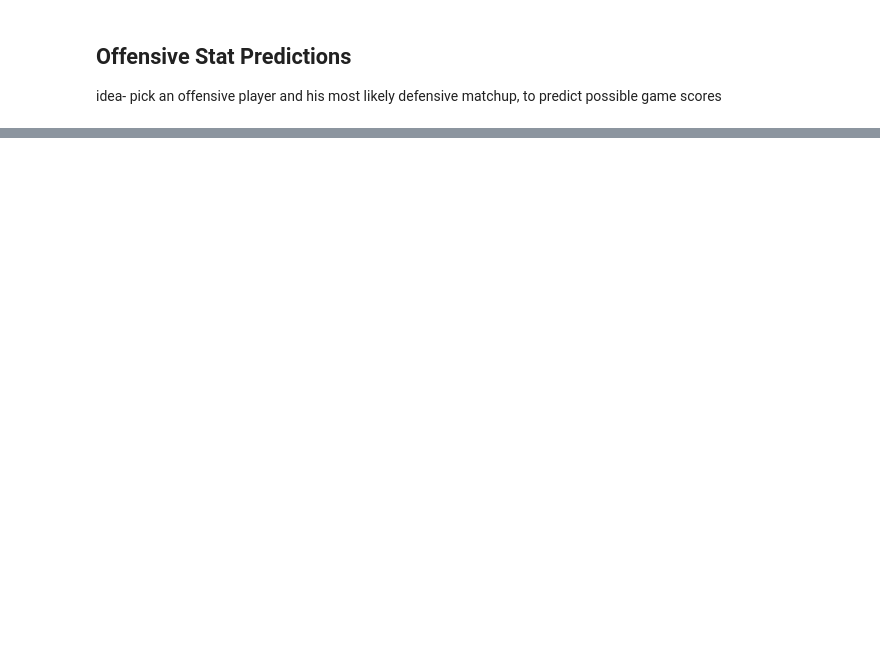
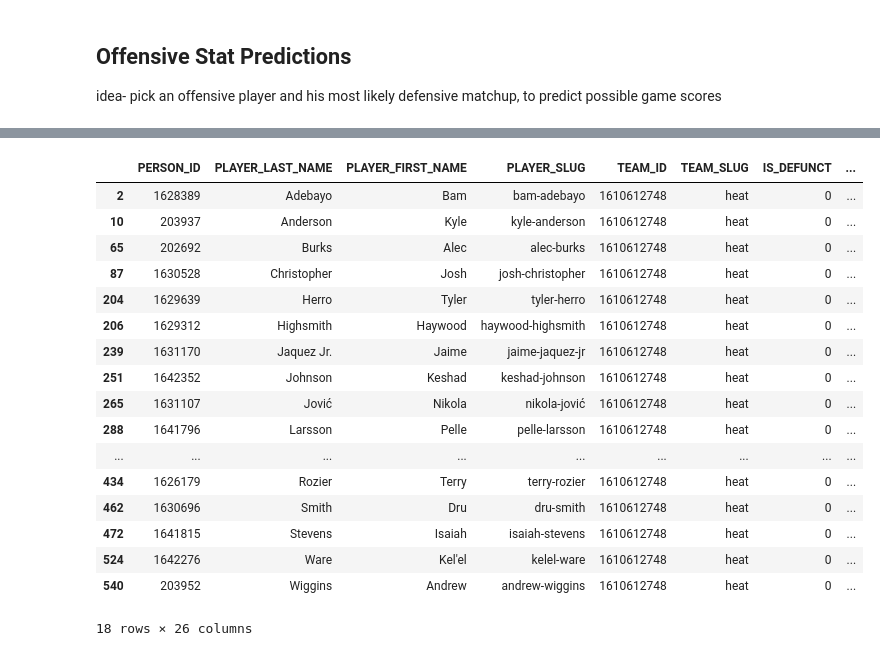
Before and after one commit to jochennn/player-prop-predictions, a Jupyter notebook: miami_heat_player_prop_predicting.ipynb, the cells around one changed output, grey strips where cells are left out. Saved outputs shown, nothing was run; the diff lists cells and outputs as text; code cells hidden in the pictures; blank space fills up the shorter version.

```diff
--- a/miami_heat_player_prop_predicting.ipynb
+++ b/miami_heat_player_prop_predicting.ipynb
@@ -18,0 +27,2 @@ idea- pick an offensive player and his most likely defensive matchup, to predict
+# %%
+all_players=PlayerIndex().get_data_frames()[0]
@@ -18,0 +45,23 @@ idea- pick an offensive player and his most likely defensive matchup, to predict
+# %%
+# get all players for miami heat
+miami_heat_players = all_players[all_players['TEAM_CITY']=='Miami']
+miami_heat_players
+# %% [output]
+|  | PERSON_ID | PLAYER_LAST_NAME | PLAYER_FIRST_NAME | PLAYER_SLUG | TEAM_ID | TEAM_SLUG | IS_DEFUNCT | ... |
+| 2 | 1628389 | Adebayo | Bam | bam-adebayo | 1610612748 | heat | 0 | ... |
+| 10 | 203937 | Anderson | Kyle | kyle-anderson | 1610612748 | heat | 0 | ... |
+| 65 | 202692 | Burks | Alec | alec-burks | 1610612748 | heat | 0 | ... |
+| 87 | 1630528 | Christopher | Josh | josh-christopher | 1610612748 | heat | 0 | ... |
+| 204 | 1629639 | Herro | Tyler | tyler-herro | 1610612748 | heat | 0 | ... |
+| 206 | 1629312 | Highsmith | Haywood | haywood-highsmith | 1610612748 | heat | 0 | ... |
+| 239 | 1631170 | Jaquez Jr. | Jaime | jaime-jaquez-jr | 1610612748 | heat | 0 | ... |
+| 251 | 1642352 | Johnson | Keshad | keshad-johnson | 1610612748 | heat | 0 | ... |
+| 265 | 1631107 | Jović | Nikola | nikola-jović | 1610612748 | heat | 0 | ... |
+| 288 | 1641796 | Larsson | Pelle | pelle-larsson | 1610612748 | heat | 0 | ... |
+| ... | ... | ... | ... | ... | ... | ... | ... | ... |
+| 434 | 1626179 | Rozier | Terry | terry-rozier | 1610612748 | heat | 0 | ... |
+| 462 | 1630696 | Smith | Dru | dru-smith | 1610612748 | heat | 0 | ... |
+| 472 | 1641815 | Stevens | Isaiah | isaiah-stevens | 1610612748 | heat | 0 | ... |
+| 524 | 1642276 | Ware | Kel'el | kelel-ware | 1610612748 | heat | 0 | ... |
+| 540 | 203952 | Wiggins | Andrew | andrew-wiggins | 1610612748 | heat | 0 | ... |
+18 rows × 26 columns
```
Also changed, not shown: parts of 11 cells of this notebook.
